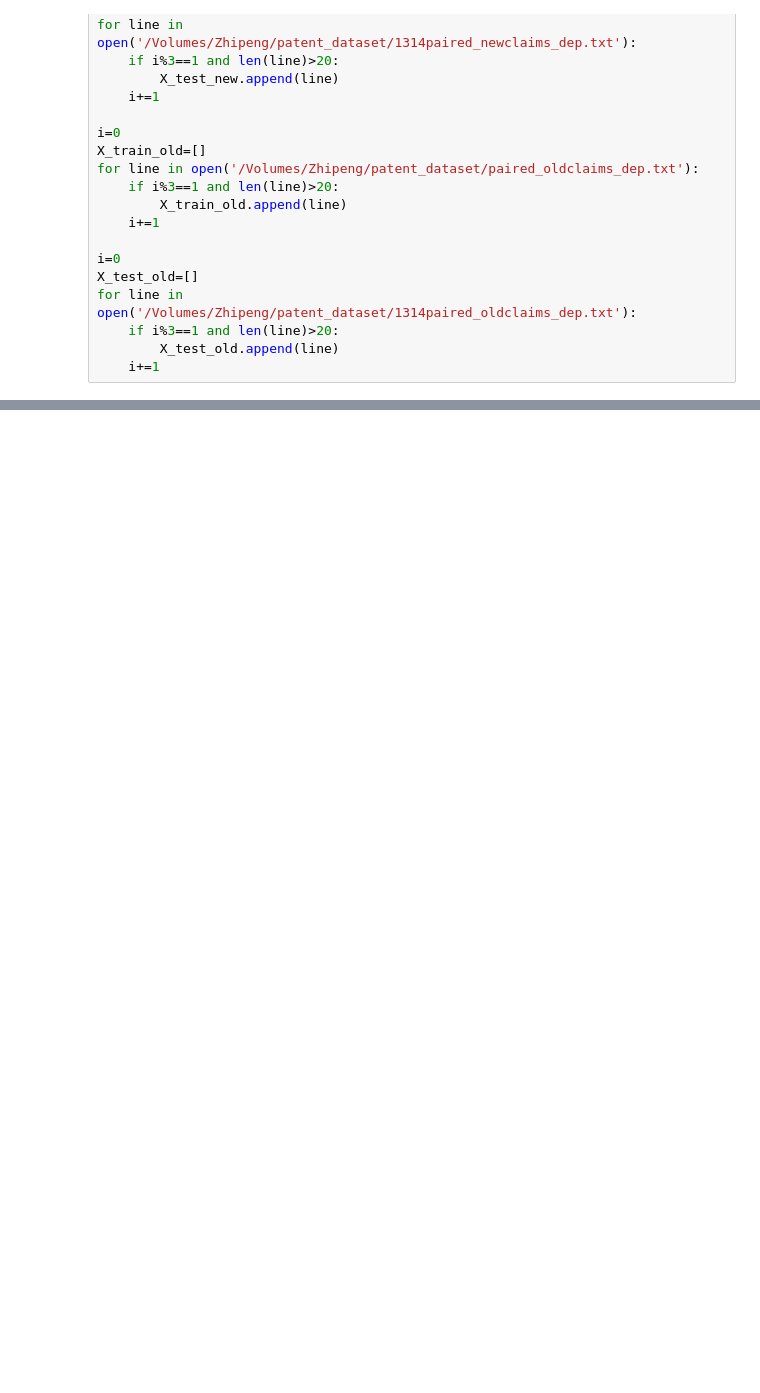
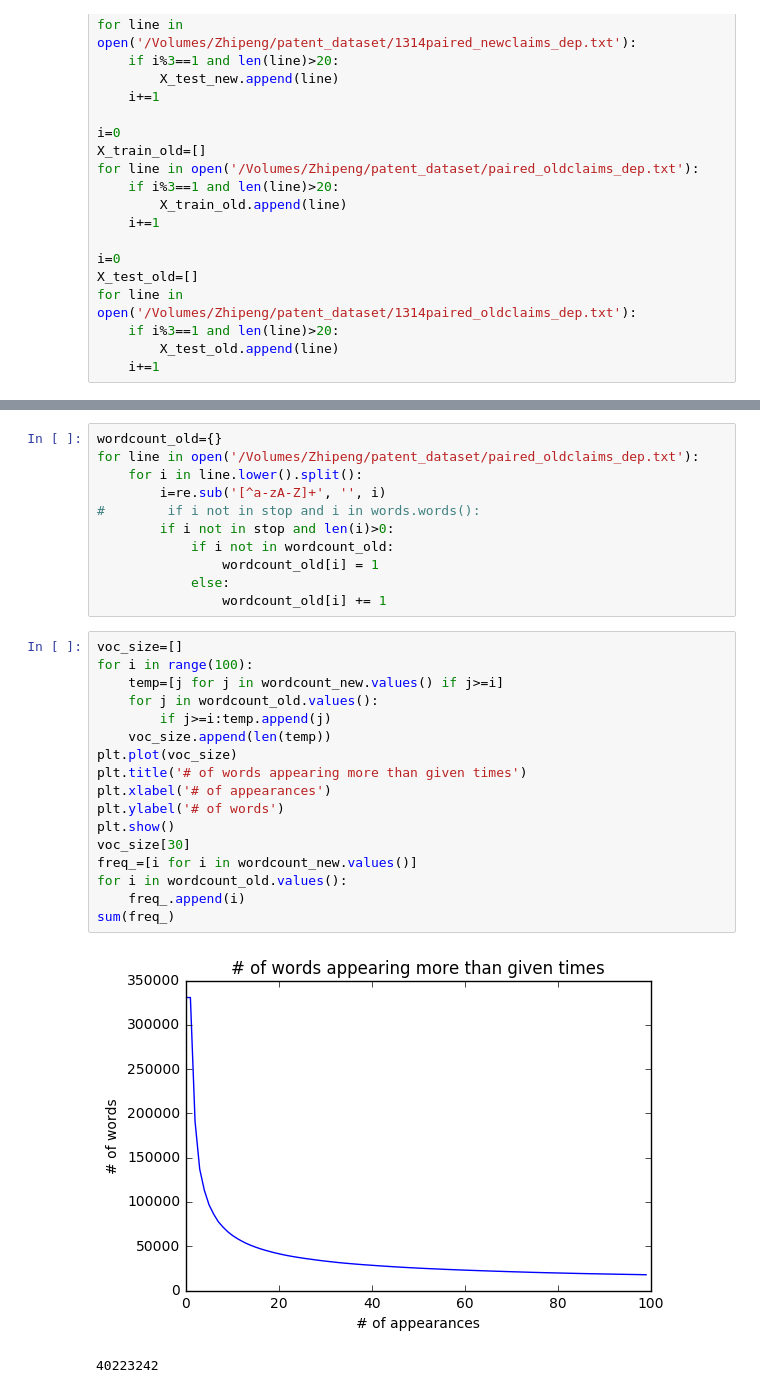
Before and after one commit to yuzhipeng588/Machine-Learning-NLP, a Jupyter notebook: DataEngineering/data_analysis.ipynb, the cells around one changed output, grey strips where cells are left out. Saved outputs shown, nothing was run; the diff lists cells and outputs as text; blank space fills up the shorter version.

```diff
--- a/DataEngineering/data_analysis.ipynb
+++ b/DataEngineering/data_analysis.ipynb
@@ -105,0 +149,31 @@ plt.show()
+# %%
+wordcount_old={}
+for line in open('/Volumes/Zhipeng/patent_dataset/paired_oldclaims_dep.txt'):
+    for i in line.lower().split():
+        i=re.sub('[^a-zA-Z]+', '', i)
+#        if i not in stop and i in words.words():
+        if i not in stop and len(i)>0:
+            if i not in wordcount_old:
+                wordcount_old[i] = 1
+            else:
+                wordcount_old[i] += 1
+# %%
+voc_size=[]
+for i in range(100):
+    temp=[j for j in wordcount_new.values() if j>=i]
+    for j in wordcount_old.values():
+        if j>=i:temp.append(j)
+    voc_size.append(len(temp))
+plt.plot(voc_size)
+plt.title('# of words appearing more than given times')
+plt.xlabel('# of appearances')
+plt.ylabel('# of words')
+plt.show()
+voc_size[30]
+freq_=[i for i in wordcount_new.values()]
+for i in wordcount_old.values():
+    freq_.append(i)
+sum(freq_)
+# %% [output]
+[figure, added]
+40223242
```
Also changed, not shown: parts of 6 cells of this notebook, 1 other file.
